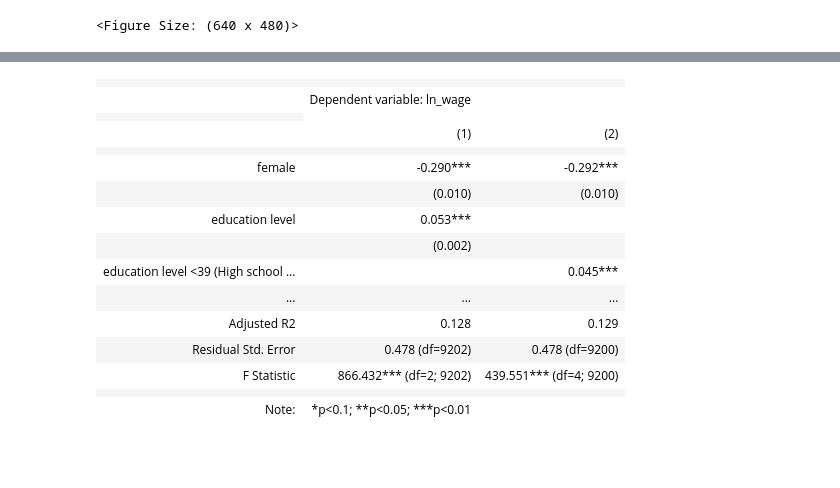
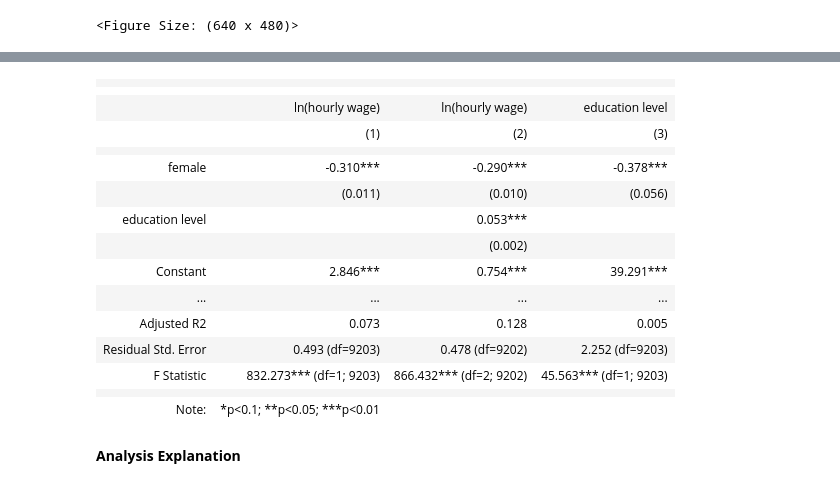
Before and after one commit to viethngn/CEU_MSc_BA_ECBS5142_Data_Analysis_2, a Jupyter notebook: assignment1/assignment1.ipynb, the cells around one changed output, grey strips where cells are left out. Saved outputs shown, nothing was run; the diff lists cells and outputs as text; code cells hidden in the pictures; blank space fills up the shorter version.

Commit message:
Correct the unconditional wage gap and add explanations

```diff
--- a/assignment1/assignment1.ipynb
+++ b/assignment1/assignment1.ipynb
@@ -67,27 +48,6 @@ Name: hourly_wage, Length: 9205, dtype: float64
 # %%
 # add column female to have boolean for male or female
 comp_sample['female'] = comp_sample['sex'].apply(lambda x: 1 if x == 2 else 0)
-# %%
-# Map the education levels based on 'grade92'
-edu_level_dict = {
-    31: 'Less than 1st grade',
-    32: '1st - 4th grade',
-    33: '5th or 6th',
-    34: '7th or 8th',
-    35: '9th',
-    36: '10th',
-    37: '11th',
-    38: '12th grade NO DIPLOMA',
-    39: 'High school graduate, diploma or GED',
-    40: 'Some college but no degree',
-    41: 'Associate degree -- occupational/vocational',
-    42: 'Associate degree -- academic program',
-    43: "Bachelor's degree",
-    44: "Master's degree",
-    45: 'Professional school degree',
-    46: 'Doctorate degree'
-}
-comp_sample['edu_level'] = comp_sample['grade92'].map(edu_level_dict)
 # %%
 # Add the sex_text column for descriptive values
 comp_sample['sex_text'] = comp_sample['female'].apply(lambda x: '[1] female' if x == 1 else '[0] male')
@@ -147,0 +106,3 @@ Unconditional gender wage gap between male and female: 5.548519669551288
+# %%
+reg1 = smf.ols(formula="ln_wage~female", data=comp_sample).fit(cov_type="HC1")
+reg1.summary()
@@ -178,6 +146,3 @@ Name: ln_wage, dtype: float64
 # %% [output]
 [figure]
 <Figure Size: (640 x 480)>
-# %%
-reg1 = smf.ols(formula="hourly_wage~female+grade92", data=comp_sample).fit(cov_type="HC1")
-reg1.summary()
@@ -255,39 +152,41 @@ Notes:
+# %%
+reg3 = smf.ols(formula="grade92~female", data=comp_sample).fit(cov_type="HC1")
+reg3.summary();
 # %%
-stargazer = Stargazer([reg2, reg3])
+stargazer = Stargazer([reg1, reg2, reg3])
+stargazer.custom_columns(['ln(hourly wage)', 'ln(hourly wage)', 'education level'], [1, 1, 1])
+stargazer.show_model_numbers(True)
+stargazer.cov_spacing = 1.5
 stargazer.covariate_order(
     [
         "female",
         "grade92",
-        "lspline(grade92, [39, 43])[0]",
-        "lspline(grade92, [39, 43])[1]",
-        "lspline(grade92, [39, 43])[2]",
-        "Intercept",
+        "Intercept"
     ]
 )
 stargazer.rename_covariates(
     {
         "Intercept": "Constant",
-        "grade92": "education level",
-        "lspline(grade92, [39, 43])[0]": "education level <39 (High school or below)",
-        "lspline(grade92, [39, 43])[1]": "education level 39–43 (Bachelor degree)",
-        "lspline(grade92, [39, 43])[2]": "education level >43 (Higher education degree)",
+        "grade92": "education level"
     }
 )
 stargazer
 # %% [output]
-|  |  |  |
-|  | Dependent variable: ln_wage |  |
+|  |  |  |  |
 |  |
-|  | (1) | (2) |
-|  |  |  |
-| female | -0.290*** | -0.292*** |
-|  | (0.010) | (0.010) |
-| education level | 0.053*** |  |
-|  | (0.002) |  |
-| education level <39 (High school ... |  | 0.045*** |
-| ... | ... | ... |
-| Adjusted R2 | 0.128 | 0.129 |
-| Residual Std. Error | 0.478 (df=9202) | 0.478 (df=9200) |
-| F Statistic | 866.432*** (df=2; 9202) | 439.551*** (df=4; 9200) |
-|  |  |  |
-| Note: | *p<0.1; **p<0.05; ***p<0.01 |  |
+|  | ln(hourly wage) | ln(hourly wage) | education level |
+|  | (1) | (2) | (3) |
+|  |  |  |  |
+| female | -0.310*** | -0.290*** | -0.378*** |
+|  | (0.011) | (0.010) | (0.056) |
+| education level |  | 0.053*** |  |
+|  |  | (0.002) |  |
+| Constant | 2.846*** | 0.754*** | 39.291*** |
+| ... | ... | ... | ... |
+| Adjusted R2 | 0.073 | 0.128 | 0.005 |
+| Residual Std. Error | 0.493 (df=9203) | 0.478 (df=9202) | 2.252 (df=9203) |
+| F Statistic | 832.273*** (df=1; 9203) | 866.432*** (df=2; 9202) | 45.563*** (df=1; 9203) |
+|  |  |  |  |
+| Note: | *p<0.1; **p<0.05; ***p<0.01 |  |  |
+# %% [markdown]
+**Analysis Explanation**
```
Also changed, not shown: parts of 20 cells of this notebook.
